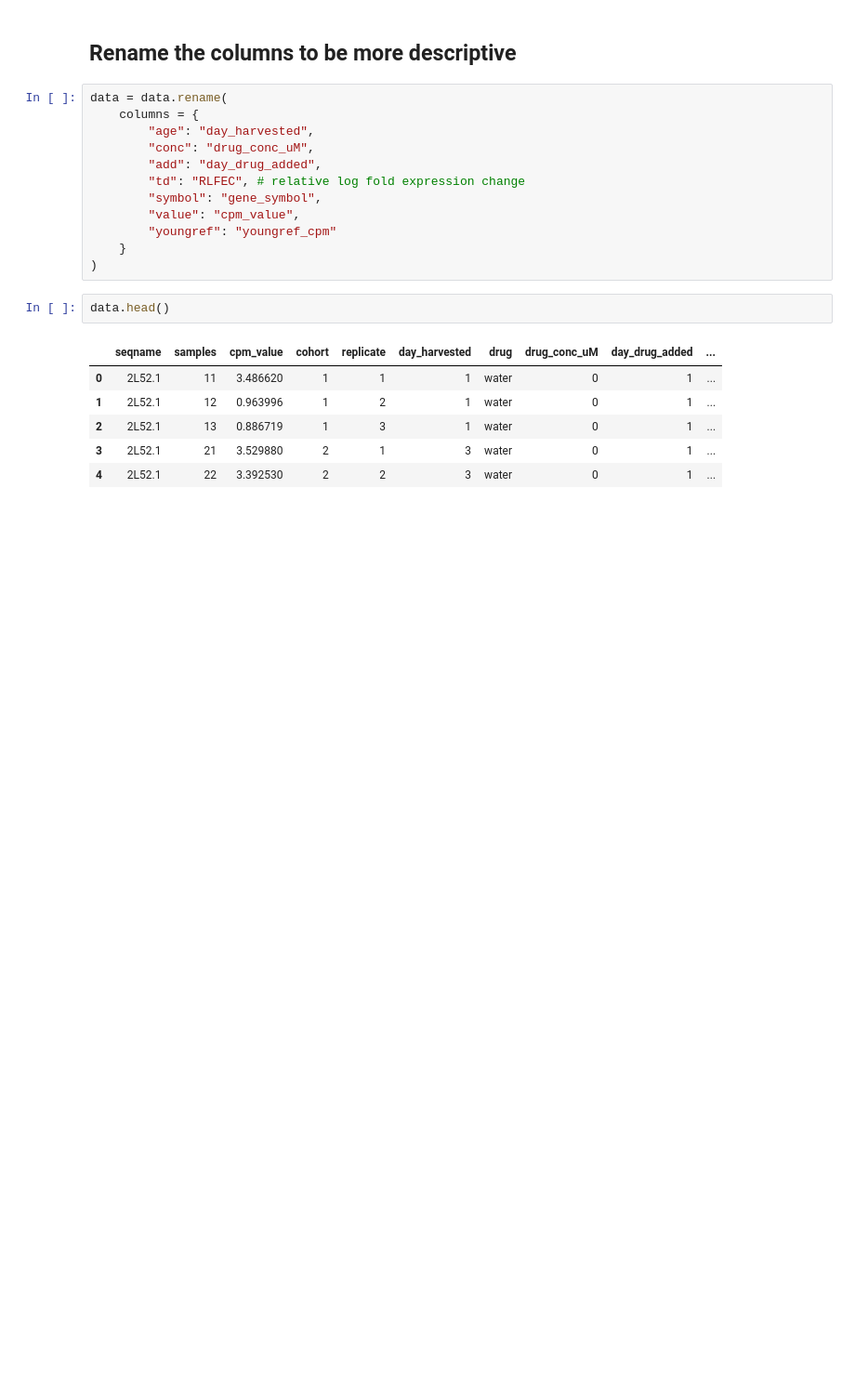
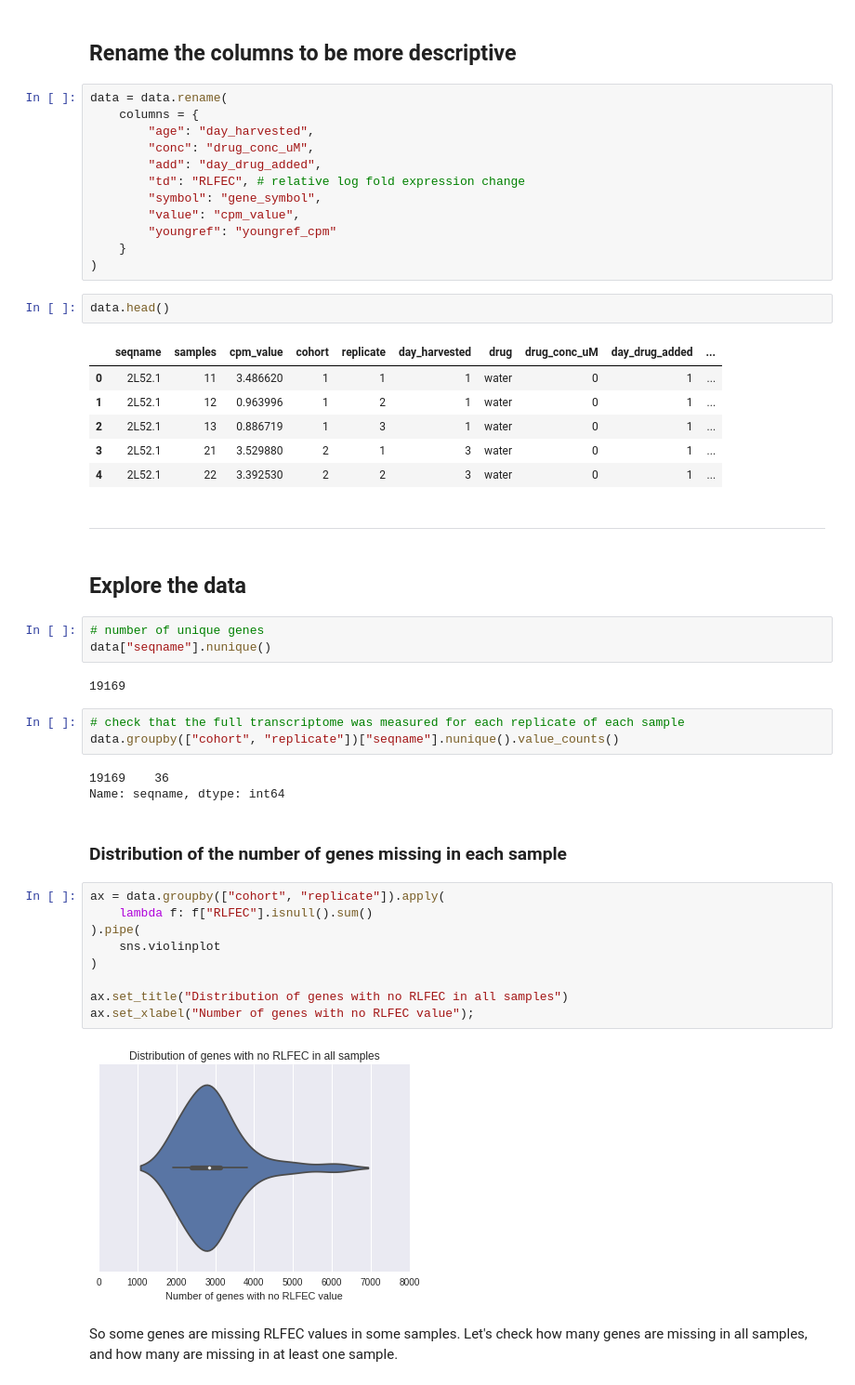
Before and after one commit to veleritas/ageing, a Jupyter notebook: data/PMID26623667/clean_annotated_data.ipynb, the cells around one changed output. Shown at 93% size. Cells and saved outputs as stored; diff of their text form; blank space fills up the shorter version.

```diff
--- a/data/PMID26623667/clean_annotated_data.ipynb
+++ b/data/PMID26623667/clean_annotated_data.ipynb
@@ -70,3 +81,33 @@ data.head()
 | 2 | 2L52.1 | 13 | 0.886719 | 1 | 3 | 1 | water | 0 | 1 | ... |
 | 3 | 2L52.1 | 21 | 3.529880 | 2 | 1 | 3 | water | 0 | 1 | ... |
 | 4 | 2L52.1 | 22 | 3.392530 | 2 | 2 | 3 | water | 0 | 1 | ... |
+# %% [markdown]
+---
+# %% [markdown]
+## Explore the data
+# %%
+# number of unique genes
+data["seqname"].nunique()
+# %% [output]
+19169
+# %%
+# check that the full transcriptome was measured for each replicate of each sample
+data.groupby(["cohort", "replicate"])["seqname"].nunique().value_counts()
+# %% [output]
+19169    36
+Name: seqname, dtype: int64
+# %% [markdown]
+### Distribution of the number of genes missing in each sample
+# %%
+ax = data.groupby(["cohort", "replicate"]).apply(
+    lambda f: f["RLFEC"].isnull().sum()
+).pipe(
+    sns.violinplot
+)
+
+ax.set_title("Distribution of genes with no RLFEC in all samples")
+ax.set_xlabel("Number of genes with no RLFEC value");
+# %% [output]
+[figure, added]
+# %% [markdown]
+So some genes are missing RLFEC values in some samples. Let's check how many genes are missing in all samples, and how many are missing in at least one sample.
```
Also changed, not shown: parts of 22 cells of this notebook, 3 other files.
